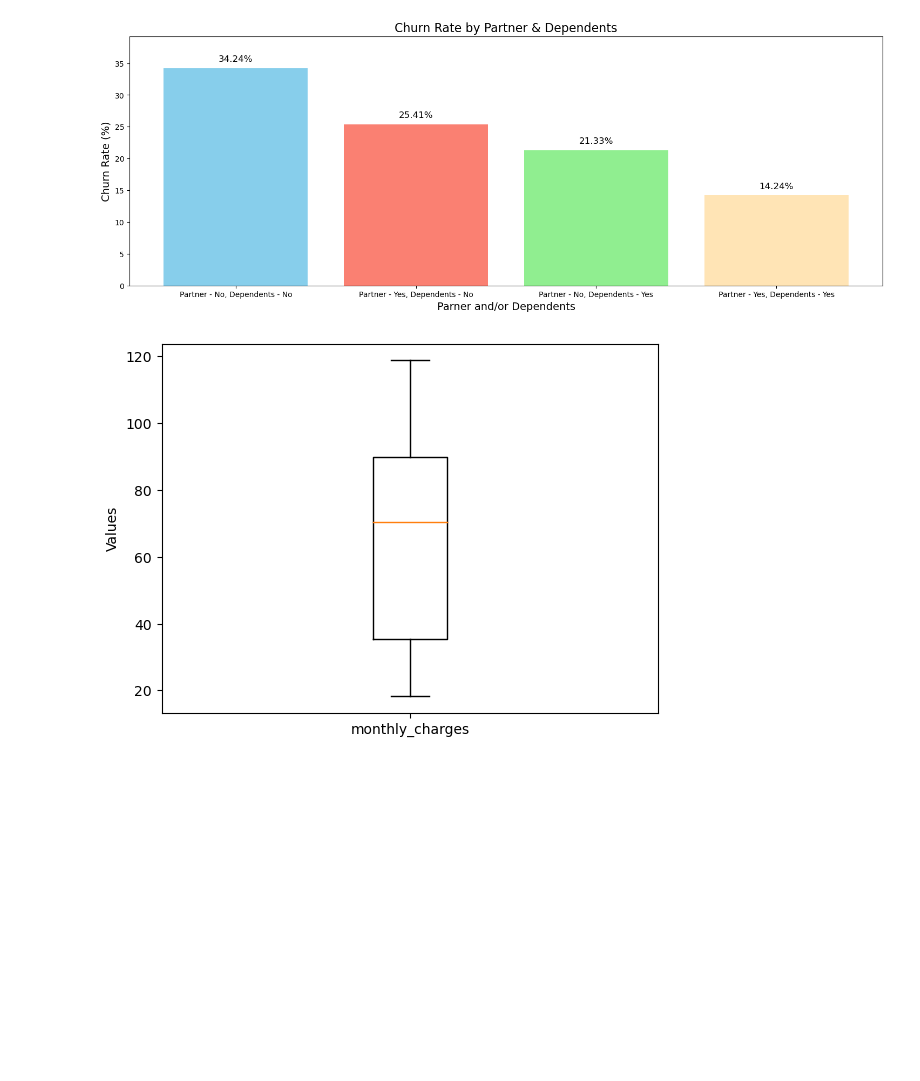
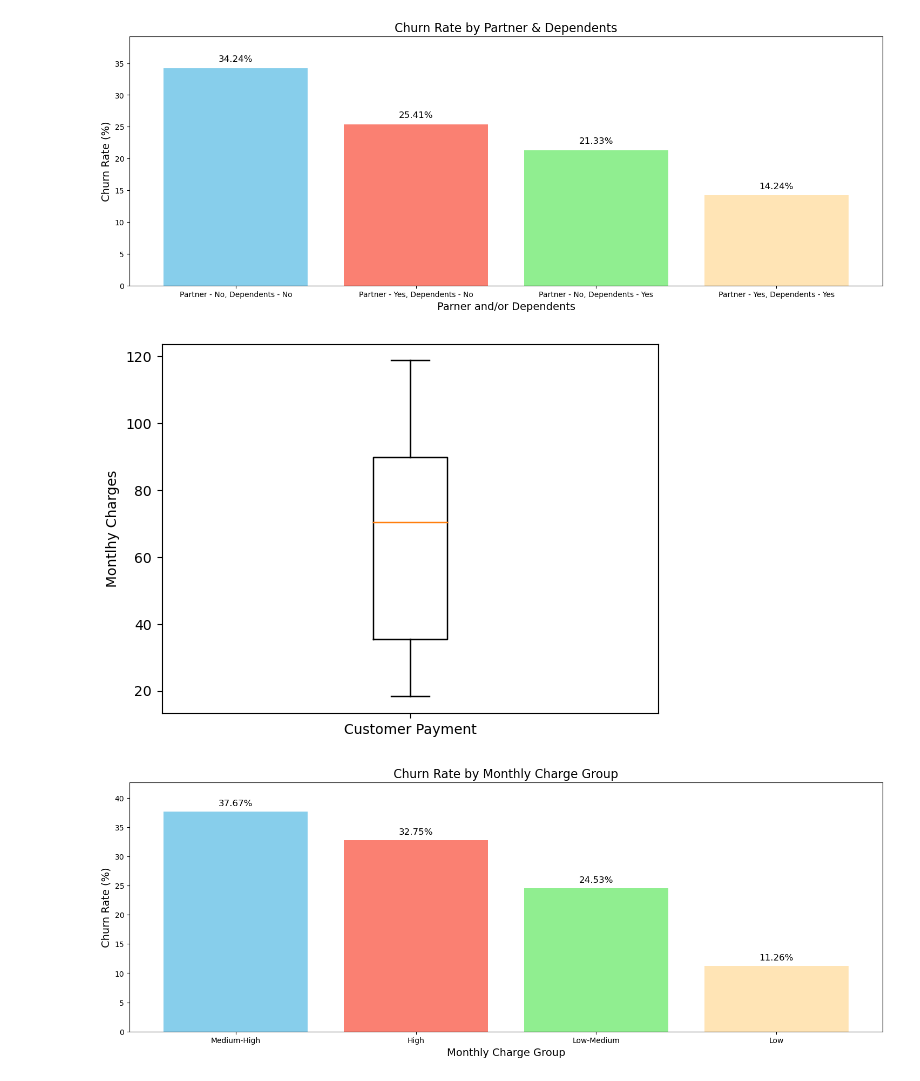
Before and after one commit to Bisolaafro/customer_churn_analysis, a Jupyter notebook: visualizations.ipynb, the cells around one changed output. Cells and saved outputs as stored; diff of their text form; code cells hidden in the pictures; blank space fills up the shorter version.

Commit message:
created more visualizations based on analyzed csvs

```diff
--- a/visualizations.ipynb
+++ b/visualizations.ipynb
@@ -237,21 +211,45 @@ plt.show()
 [figure]
 [figure]
 [figure]
-# %%
-df = pd.read_json('analysis_files/monthly_charge_percentiles.json')
-percentiles = {
-    'label': "monthly_charges",
-    'whislo': 18.25,
-    'q1': 35.5,
-    'med': 70.35,
-    'q3': 89.85,
-    'whishi': 118.75,
-    'fliers': []
-}
-
-fig, ax = plt.subplots()
-ax.bxp([percentiles], showfliers=False)
-ax.set_ylabel("Values")
-plt.show()
-# %% [output]
-[figure, removed]
+# %%
+df = pd.read_json('analysis_files/monthly_charge_percentiles.json')
+percentiles = {
+    'label': "Customer Payment",
+    'whislo': 18.25,
+    'q1': 35.5,
+    'med': 70.35,
+    'q3': 89.85,
+    'whishi': 118.75,
+    'fliers': []
+}
+
+fig, ax = plt.subplots()
+ax.bxp([percentiles], showfliers=False)
+ax.set_ylabel("Montlhy Charges")
+plt.show()
+
+
+# Load csv
+file_path = 'analysis_files/monthly_charges_churn_rate.csv'
+monthly_charges_churn_data = pd.read_csv(file_path)
+
+# Plotting the churn rate by Monthly charge group
+plt.figure(figsize=(18, 6))
+plt.bar(monthly_charges_churn_data['charge_group'], monthly_charges_churn_data['churn_rate'],
+color=['skyblue', 'salmon', 'lightgreen', 'moccasin'])
+
+# Adding title and labels
+plt.title('Churn Rate by Monthly Charge Group', fontsize=16)
+plt.xlabel('Monthly Charge Group', fontsize=14)
+plt.ylabel('Churn Rate (%)', fontsize=14)
+plt.ylim(0, max(monthly_charges_churn_data['churn_rate']) + 5)
+
+# Adding text labels on the bars
+for index, value in enumerate(monthly_charges_churn_data['churn_rate']):
+  plt.text(index, value + 1, f'{value:.2f}%', ha='center', fontsize=12)
+
+# Display the plot
+plt.show()
+# %% [output]
+[figure, added]
+[figure, added]
```
Also changed, not shown: parts of 5 cells of this notebook, 13 other files.
